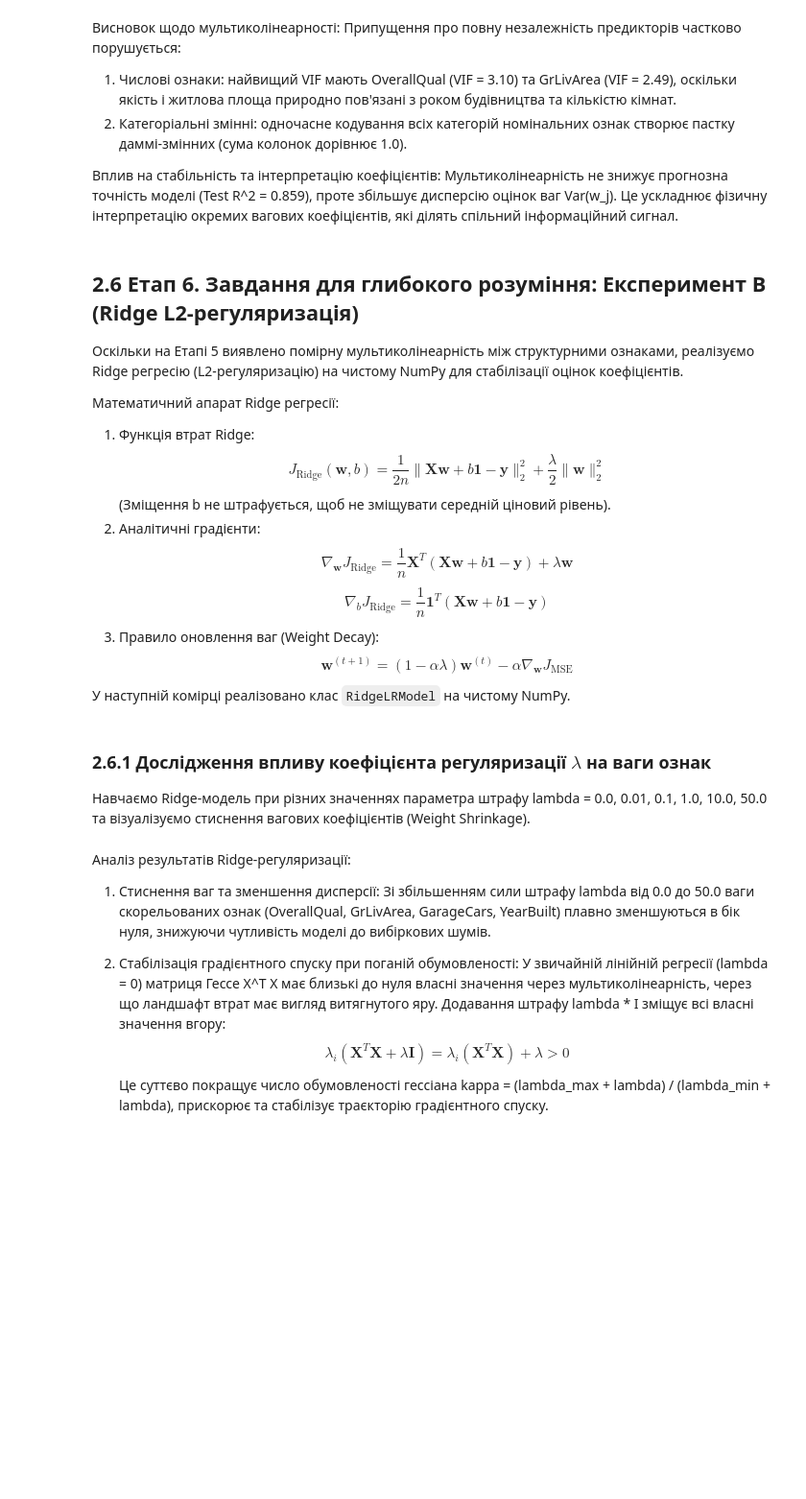
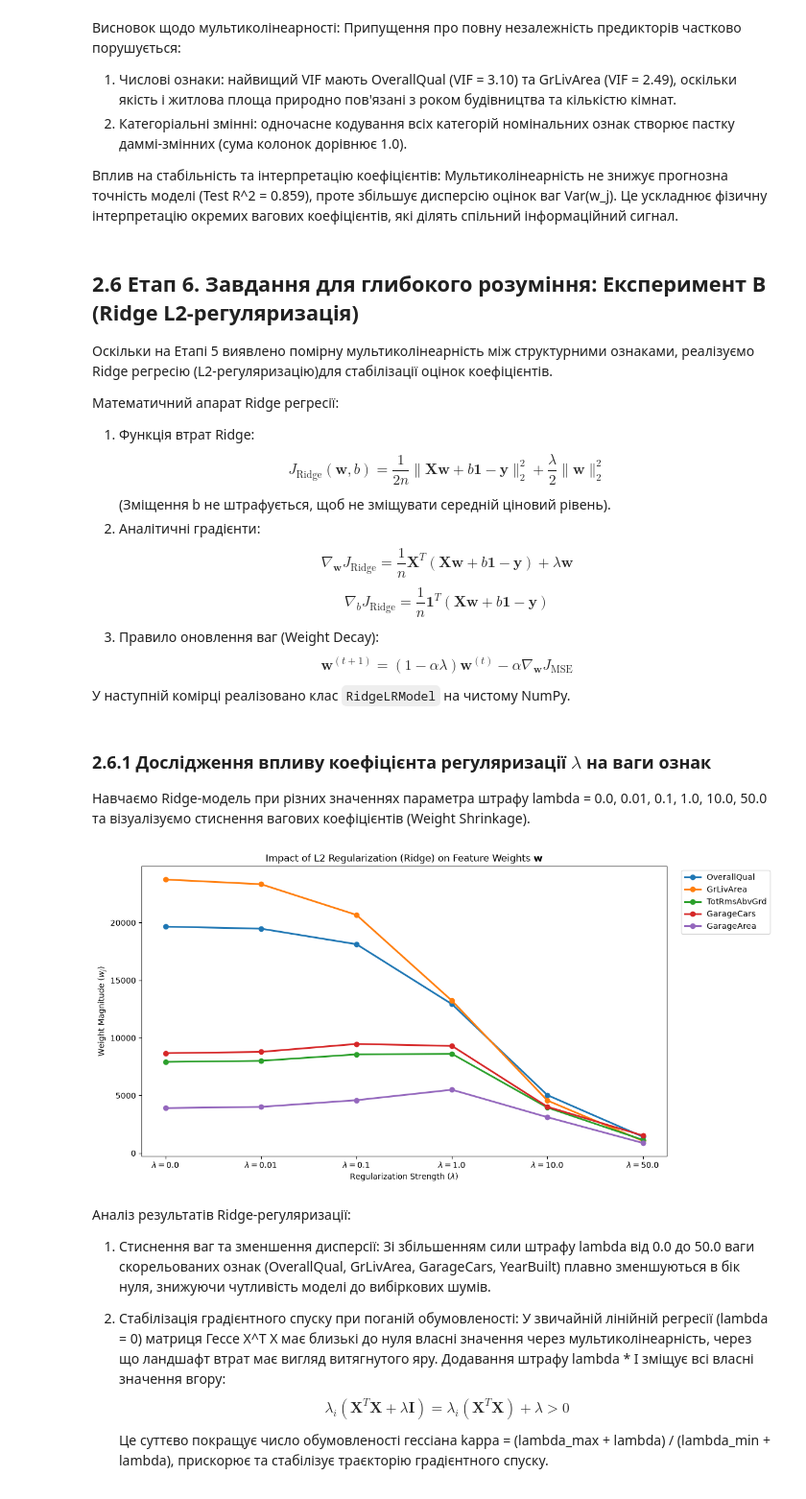
Before and after one commit to yur4uwe/machine-learning, a Jupyter notebook: 1-linear-regression/main.ipynb, the cells around one changed output. Shown at 96% size. Saved outputs shown, nothing was run; the diff lists cells and outputs as text; code cells hidden in the pictures; blank space fills up the shorter version.

```diff
--- a/1-linear-regression/main.ipynb
+++ b/1-linear-regression/main.ipynb
@@ -1168,7 +1318,7 @@ plt.show()
 # %% [markdown]
 ## 2.6 Етап 6. Завдання для глибокого розуміння: Експеримент В (Ridge L2-регуляризація)
 
-Оскільки на Етапі 5 виявлено помірну мультиколінеарність між структурними ознаками, реалізуємо Ridge регресію (L2-регуляризацію) на чистому NumPy для стабілізації оцінок коефіцієнтів.
+Оскільки на Етапі 5 виявлено помірну мультиколінеарність між структурними ознаками, реалізуємо Ridge регресію (L2-регуляризацію)для стабілізації оцінок коефіцієнтів.
 
 Математичний апарат Ridge регресії:
 1. Функція втрат Ridge:
@@ -1253,3 +1334,34 @@ class RidgeLRModel:
+# %%
+class RidgeLRModel(LRModel):
+    alpha_reg: float
+
+    def __init__(
+        lr_model,  # pyright: ignore
+        lr: float,
+        alpha_reg: float,
+        weight_vector: np.ndarray,
+        bias: float,
+    ):
+        super().__init__(lr=lr, weight_vector=weight_vector, bias=bias)
+        lr_model.alpha_reg = alpha_reg
+
+    def compute_loss(
+        lr_model,  # pyright: ignore
+        feature_matrix: np.ndarray,
+        target_vector: np.ndarray,
+    ) -> float:
+        mse_loss = super().compute_loss(feature_matrix, target_vector)
+        l2_penalty = 0.5 * lr_model.alpha_reg * float(np.sum(lr_model.weight_vector**2))
+        return mse_loss + l2_penalty
+
+    def compute_gradients(
+        lr_model,  # pyright: ignore
+        feature_matrix: np.ndarray,
+        target_vector: np.ndarray,
+    ) -> tuple[np.ndarray, float]:
+        w_grad, b_grad = super().compute_gradients(feature_matrix, target_vector)
+        w_grad += lr_model.alpha_reg * lr_model.weight_vector
+        return w_grad, b_grad
 # %% [markdown]
 ### 2.6.1 Дослідження впливу коефіцієнта регуляризації $\lambda$ на ваги ознак
 
@@ -1274,7 +1386,7 @@ for lmb in lambda_values:
         sampler=MiniBatchGDSampler(batch_size=64, random_seed=42),
     )
     ridge_models[lmb] = model_ridge
-    ridge_weights[lmb] = model_ridge.weights.copy()
+    ridge_weights[lmb] = model_ridge.weight_vector.copy()
 
 # Compare weights for collinear pairs: GarageCars vs GarageArea, GrLivArea vs TotRmsAbvGrd
 collinear_features_to_plot = [
@@ -1284,33 +1396,35 @@ collinear_features_to_plot = [
     "GarageCars",
     "GarageArea",
     "1stFlrSF",
     "TotalBsmtSF",
     "YearBuilt",
 ]
 
 collinear_indices = [
     feature_names.index(f) for f in collinear_features_to_plot if f in feature_names
 ]
 
 plt.figure(figsize=(12, 6))
 for idx, f_name in zip(collinear_indices, collinear_features_to_plot, strict=False):
     weights_path = [ridge_weights[lmb][idx] for lmb in lambda_values]
     plt.plot(
         range(len(lambda_values)),
         weights_path,
         marker="o",
         linewidth=2.2,
         label=f_name,
     )
 
 plt.xticks(range(len(lambda_values)), [f"$\\lambda={lmb}$" for lmb in lambda_values])
 plt.title("Impact of L2 Regularization (Ridge) on Feature Weights $\\mathbf{w}$")
 plt.xlabel("Regularization Strength ($\\lambda$)")
 plt.ylabel("Weight Magnitude ($w_j$)")
 plt.legend(frameon=True, facecolor="white", bbox_to_anchor=(1.02, 1), loc="upper left")
 plt.tight_layout()
 plt.savefig(os.path.join(plots_dir, "deep_understanding_ridge_weights.png"), dpi=300)
 plt.show()
+# %% [output]
+[figure, added]
 # %% [markdown]
 Аналіз результатів Ridge-регуляризації:
 
```
Also changed, not shown: parts of 27 cells of this notebook, 4 other files.
